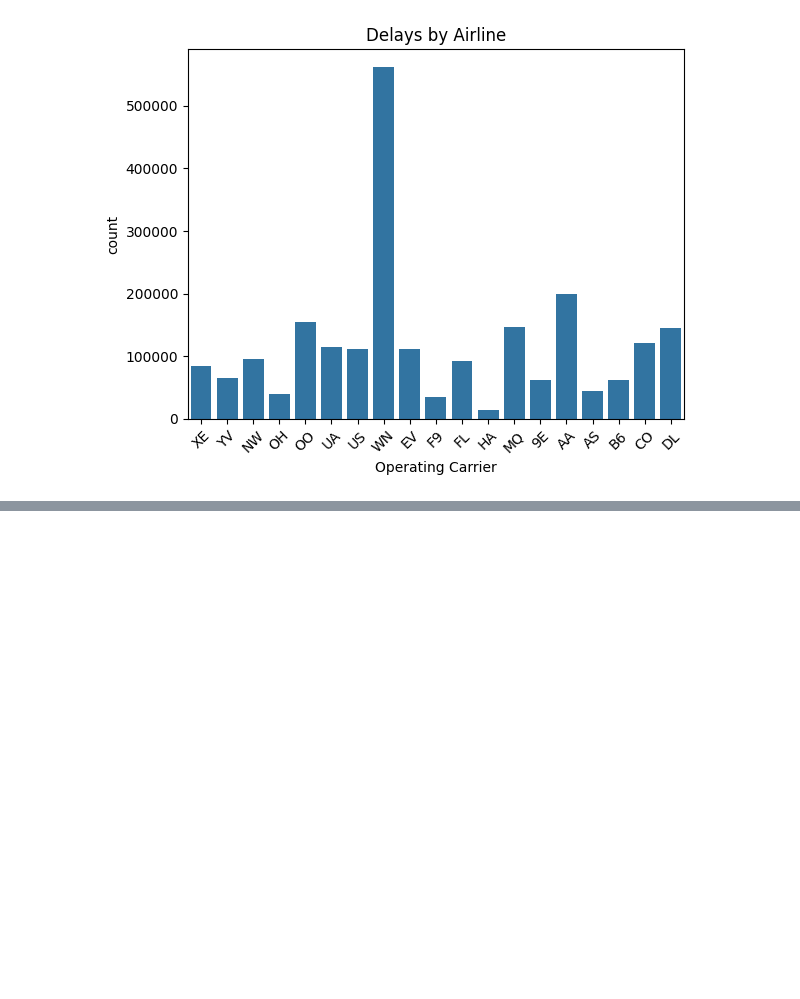
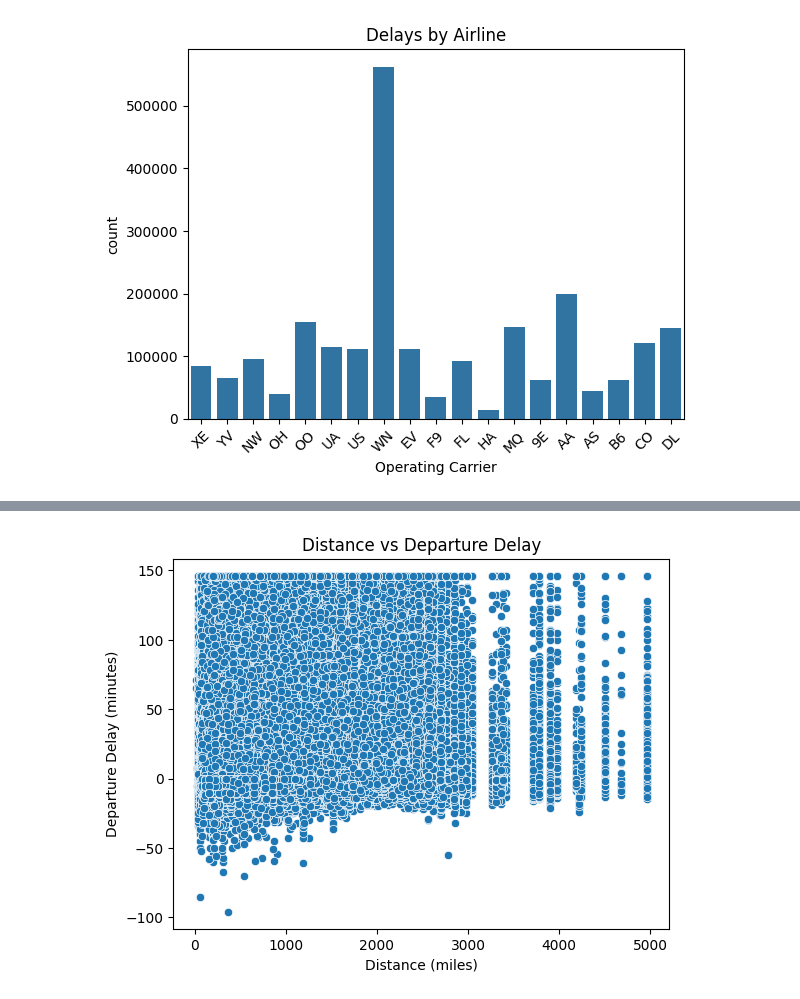
Before and after one commit to kibetamos/ML-zoomcamp-Homework, a Jupyter notebook: Mid_Term/Mid_term.ipynb, the cells around one changed output, grey strips where cells are left out. Saved outputs shown, nothing was run; the diff lists cells and outputs as text; code cells hidden in the pictures; blank space fills up the shorter version.

```diff
--- a/Mid_Term/Mid_term.ipynb
+++ b/Mid_Term/Mid_term.ipynb
@@ -103,0 +234,9 @@ ValueError: could not convert string to float: '2009-01-01'
+# %%
+# Scatter plot of Distance vs. Departure Delay
+sns.scatterplot(x=df_cleaned['DISTANCE'], y=df_cleaned['DEP_DELAY'])
+plt.title('Distance vs Departure Delay')
+plt.xlabel('Distance (miles)')
+plt.ylabel('Departure Delay (minutes)')
+plt.show()
+# %% [output]
+[figure, added]
```
Also changed, not shown: parts of 12 cells of this notebook.
